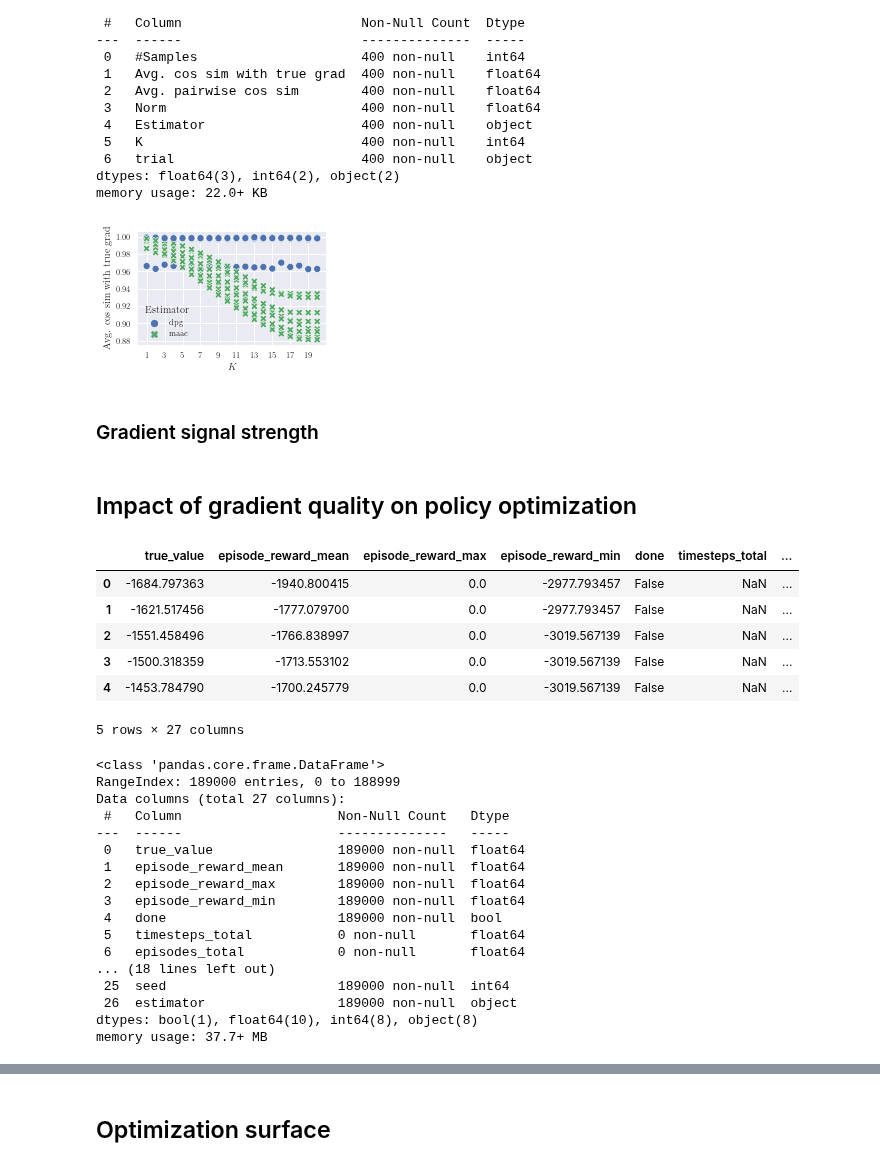
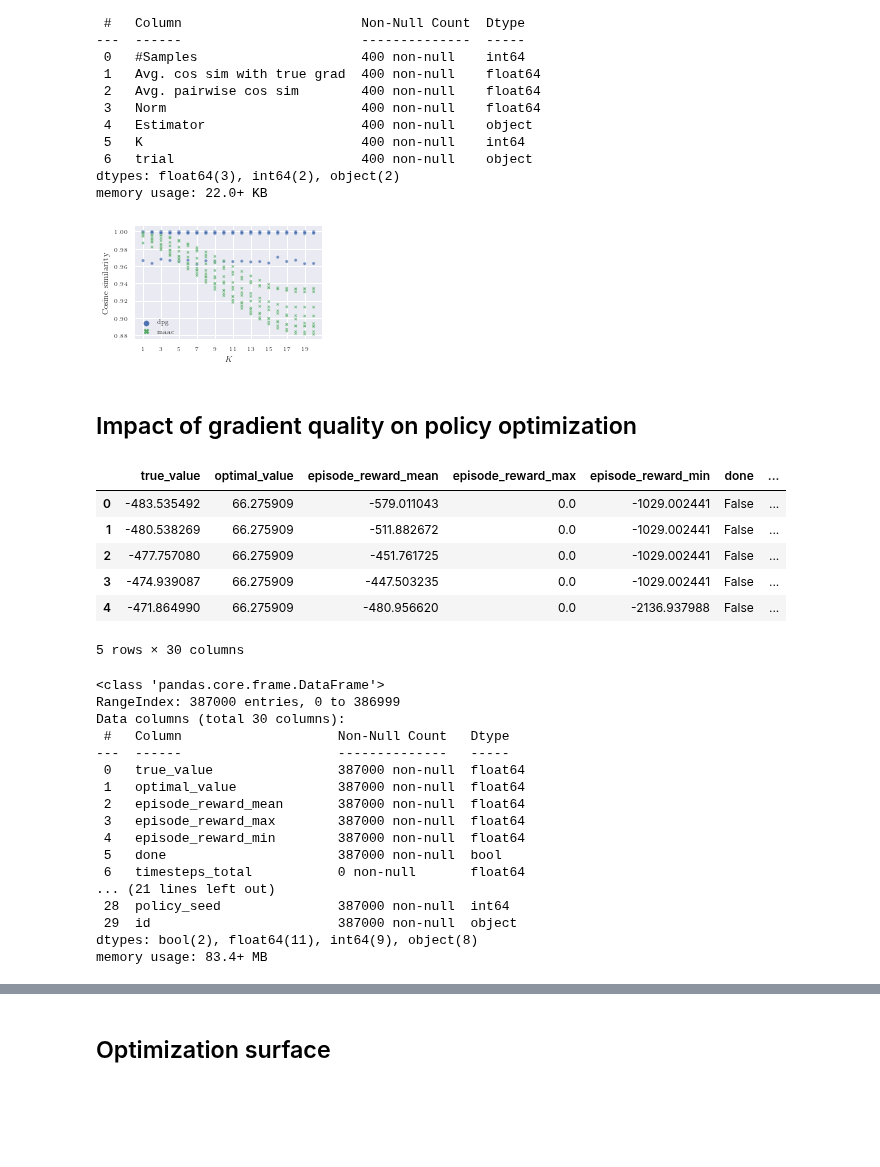
Before and after one commit to 0xangelo/LQSVG, a Jupyter notebook: experiments/dpg_vs_maac.ipynb, the cells around one changed output, grey strips where cells are left out. Drawn from its saved outputs; the diff is of its cells as text; code cells hidden in the pictures; blank space fills up the shorter version.

Commit message:
feat(experiments): update convergence and optimization results
Signed-off-by: angelolovatto <angelolovatto@gmail.com>

```diff
--- a/experiments/dpg_vs_maac.ipynb
+++ b/experiments/dpg_vs_maac.ipynb
@@ -477 +517,5 @@ comp.load("local/Convergence-GradientQualityComparison-2021-05-25T15.20.csv")
+# %%
+CONVERGENCE_DATA = pd.read_csv(
+    "local/Convergence-GradientQualityComparison-2021-05-25T15.20.csv", index_col=False
+)
 # %%
@@ -496,6 +538,5 @@ memory usage: 22.0+ KB
 # %%
-def plot_acc_vs_nstep(comparison):
-    data = comparison.data
+def plot_acc_vs_nstep(data):
     data = data[data["#Samples"] == data["#Samples"].max()]
     fig, ax = plt.subplots(1, 1, figsize=set_size(fraction=0.7))
     sns.scatterplot(
@@ -505,13 +546,15 @@ def plot_acc_vs_nstep(comparison):
         y="Avg. cos sim with true grad",
         hue="Estimator",
         style="Estimator",
+        s=10,  # Marker size https://stackoverflow.com/a/52785672/7842251
+        alpha=.75,
     )
     ax.set_xlabel("$K$")
+    ax.set_ylabel("Cosine similarity")
     ax.set_xticks(data["K"].unique()[::2])
+    ax.legend(markerscale=.75)
     return savefig(fig, "convergence")
 # %%
-plot_acc_vs_nstep(comp)
+plot_acc_vs_nstep(CONVERGENCE_DATA)
 # %% [output]
-[figure, old version]
+[figure, new version]
-# %% [markdown]
-### Gradient signal strength
@@ -556,35 +584,34 @@ def push_config_to_dataframe(exp_data):
 # %%
-dfs = [push_config_to_dataframe(e) for e in exps_data]
-df = pd.concat(dfs, ignore_index=True)
-df.head()
+OPTIMIZATION_DATA = read_optimization_data("results/Experiment_2021-06-07_09-25-12/")
+OPTIMIZATION_DATA.head()
 # %% [output]
-|  | true_value | episode_reward_mean | episode_reward_max | episode_reward_min | done | timesteps_total | ... |
-| 0 | -1684.797363 | -1940.800415 | 0.0 | -2977.793457 | False | NaN | ... |
-| 1 | -1621.517456 | -1777.079700 | 0.0 | -2977.793457 | False | NaN | ... |
-| 2 | -1551.458496 | -1766.838997 | 0.0 | -3019.567139 | False | NaN | ... |
-| 3 | -1500.318359 | -1713.553102 | 0.0 | -3019.567139 | False | NaN | ... |
-| 4 | -1453.784790 | -1700.245779 | 0.0 | -3019.567139 | False | NaN | ... |
+|  | true_value | optimal_value | episode_reward_mean | episode_reward_max | episode_reward_min | done | ... |
+| 0 | -483.535492 | 66.275909 | -579.011043 | 0.0 | -1029.002441 | False | ... |
+| 1 | -480.538269 | 66.275909 | -511.882672 | 0.0 | -1029.002441 | False | ... |
+| 2 | -477.757080 | 66.275909 | -451.761725 | 0.0 | -1029.002441 | False | ... |
+| 3 | -474.939087 | 66.275909 | -447.503235 | 0.0 | -1029.002441 | False | ... |
+| 4 | -471.864990 | 66.275909 | -480.956620 | 0.0 | -2136.937988 | False | ... |
-5 rows × 27 columns
+5 rows × 30 columns
 # %%
-df.info()
+OPTIMIZATION_DATA.info()
 # %% [output]
 <class 'pandas.core.frame.DataFrame'>
-RangeIndex: 189000 entries, 0 to 188999
-Data columns (total 27 columns):
+RangeIndex: 387000 entries, 0 to 386999
+Data columns (total 30 columns):
  #   Column                    Non-Null Count   Dtype
 ---  ------                    --------------   -----
- 0   true_value                189000 non-null  float64
- 1   episode_reward_mean       189000 non-null  float64
- 2   episode_reward_max        189000 non-null  float64
- 3   episode_reward_min        189000 non-null  float64
- 4   done                      189000 non-null  bool
- 5   timesteps_total           0 non-null       float64
- 6   episodes_total            0 non-null       float64
-... (18 lines left out)
- 25  seed                      189000 non-null  int64
- 26  estimator                 189000 non-null  object
-dtypes: bool(1), float64(10), int64(8), object(8)
-memory usage: 37.7+ MB
+ 0   true_value                387000 non-null  float64
+ 1   optimal_value             387000 non-null  float64
+ 2   episode_reward_mean       387000 non-null  float64
+ 3   episode_reward_max        387000 non-null  float64
+ 4   episode_reward_min        387000 non-null  float64
+ 5   done                      387000 non-null  bool
+ 6   timesteps_total           0 non-null       float64
+... (21 lines left out)
+ 28  policy_seed               387000 non-null  int64
+ 29  id                        387000 non-null  object
+dtypes: bool(2), float64(11), int64(9), object(8)
+memory usage: 83.4+ MB
 # %%
 HUE_ORDER = "dpg maac".split()
 # %%
```
Also changed, not shown: parts of 42 cells of this notebook, 1 other file.
